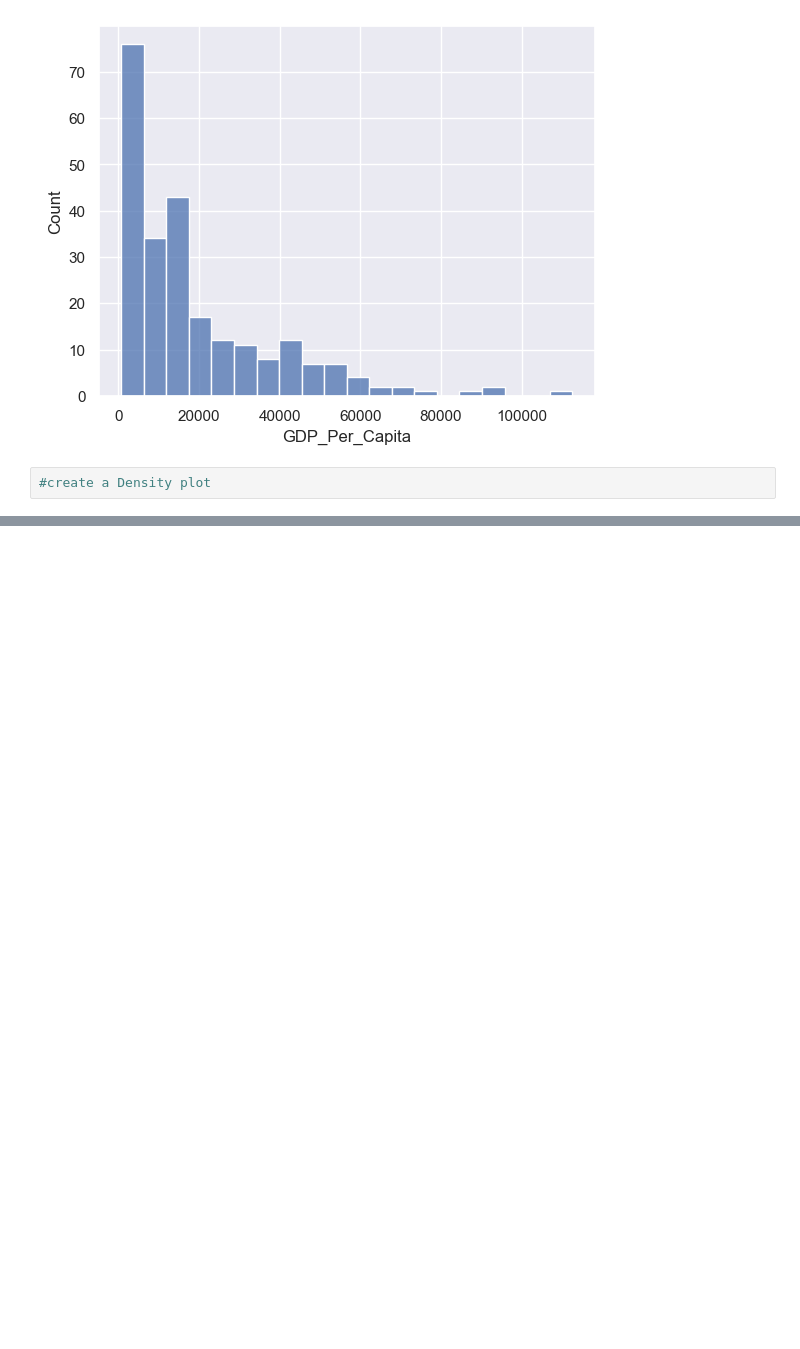
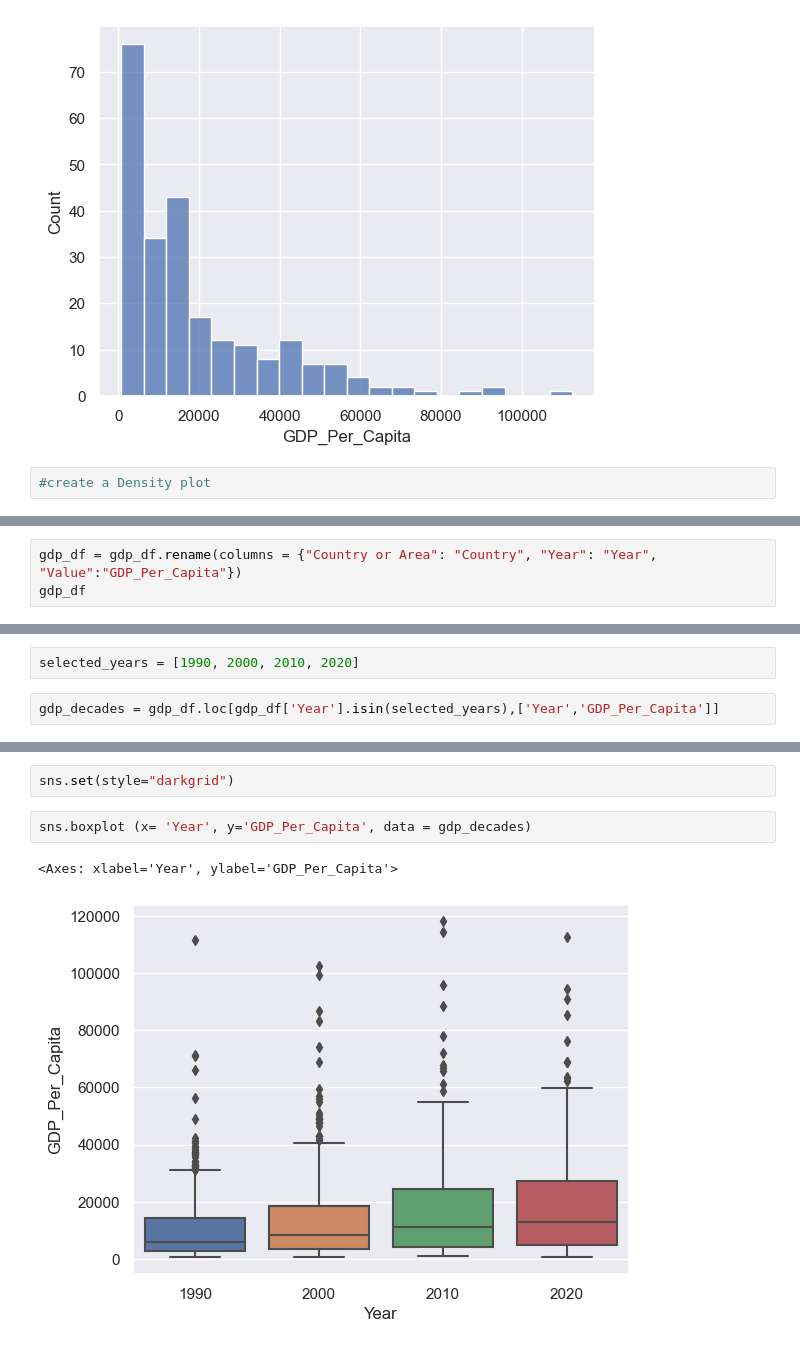
Before and after one commit to NSS-Full-Time-Data-Analytics-11/un-project-Sree0127, a Jupyter notebook: notebooks/gdp_percapita.ipynb, the cells around one changed output, grey strips where cells are left out. Saved outputs shown, nothing was run; the diff lists cells and outputs as text; blank space fills up the shorter version.

```diff
--- a/notebooks/gdp_percapita.ipynb
+++ b/notebooks/gdp_percapita.ipynb
@@ -361,0 +372,3 @@ plt.show()
+# %%
+gdp_df = gdp_df.rename(columns = {"Country or Area": "Country", "Year": "Year", "Value":"GDP_Per_Capita"})
+gdp_df
@@ -361,0 +422,4 @@ plt.show()
+# %%
+selected_years = [1990, 2000, 2010, 2020]
+# %%
+gdp_decades = gdp_df.loc[gdp_df['Year'].isin(selected_years),['Year','GDP_Per_Capita']]
@@ -361,0 +443,7 @@ plt.show()
+# %%
+sns.set(style="darkgrid")
+# %%
+sns.boxplot (x= 'Year', y='GDP_Per_Capita', data = gdp_decades)
+# %% [output]
+<Axes: xlabel='Year', ylabel='GDP_Per_Capita'>
+[figure, added]
```
Also changed, not shown: parts of 47 cells of this notebook.
